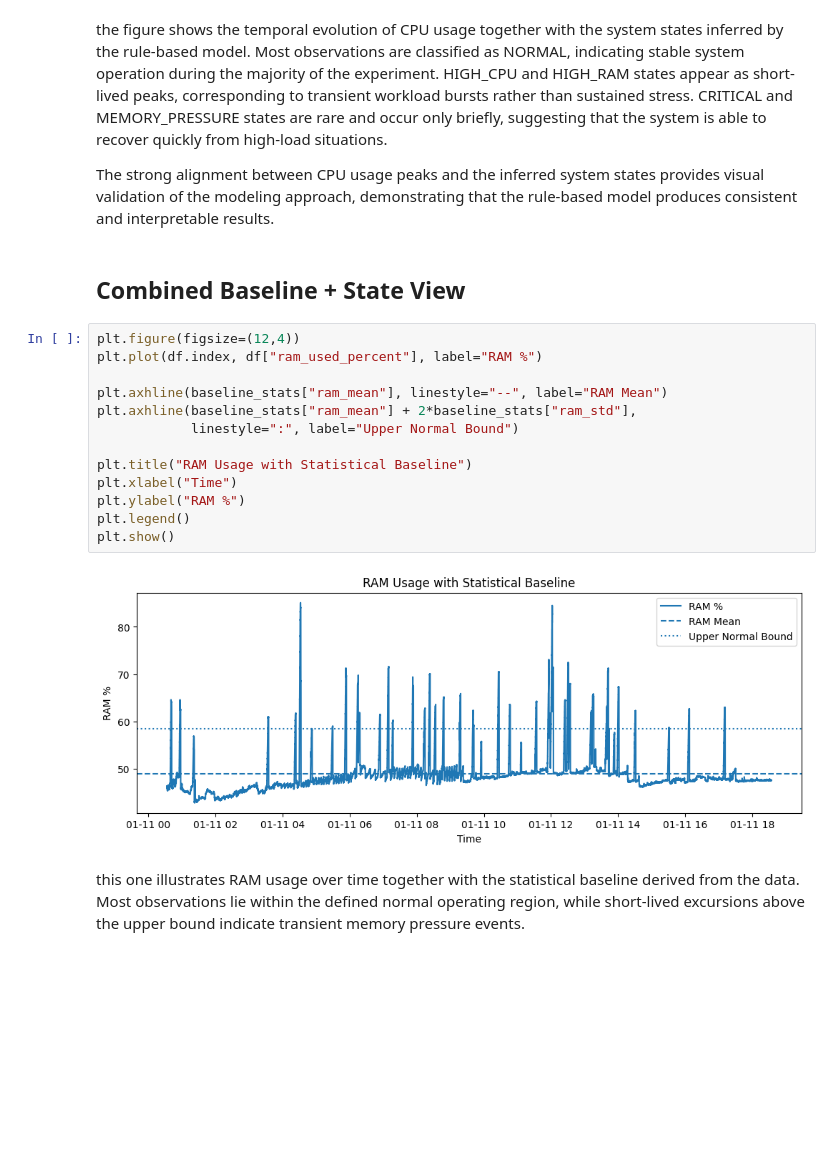
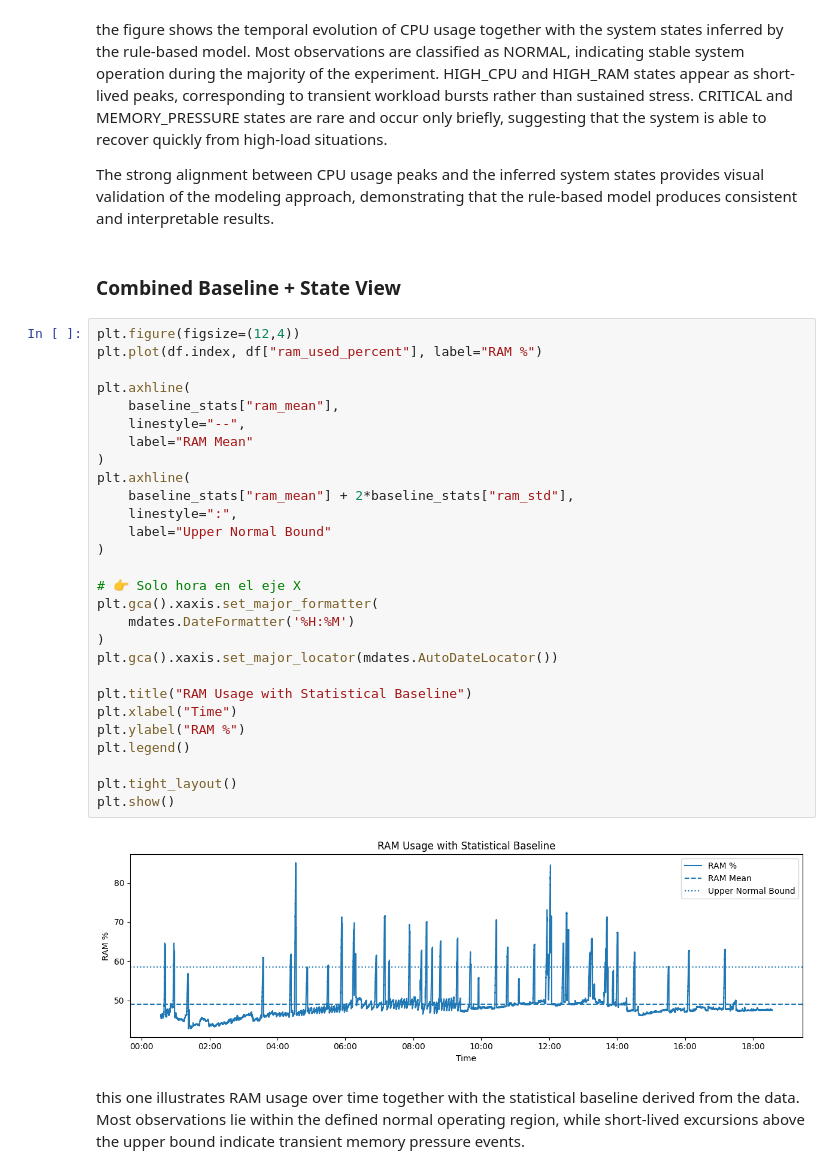
Before and after one commit to HaroldVaHe/DigitalTwin, a Jupyter notebook: Code/code.ipynb, the cells around one changed output. Saved outputs shown, nothing was run; the diff lists cells and outputs as text; blank space fills up the shorter version.

```diff
--- a/code.ipynb
+++ b/Code/code.ipynb
@@ -485,22 +492,37 @@ CRITICAL and MEMORY_PRESSURE states are rare and occur only briefly, suggesting
 
 The strong alignment between CPU usage peaks and the inferred system states provides visual validation of the modeling approach, demonstrating that the rule-based model produces consistent and interpretable results.
 # %% [markdown]
-## Combined Baseline + State View
+### Combined Baseline + State View
 # %%
 plt.figure(figsize=(12,4))
 plt.plot(df.index, df["ram_used_percent"], label="RAM %")
 
-plt.axhline(baseline_stats["ram_mean"], linestyle="--", label="RAM Mean")
-plt.axhline(baseline_stats["ram_mean"] + 2*baseline_stats["ram_std"],
-            linestyle=":", label="Upper Normal Bound")
+plt.axhline(
+    baseline_stats["ram_mean"],
+    linestyle="--",
+    label="RAM Mean"
+)
+plt.axhline(
+    baseline_stats["ram_mean"] + 2*baseline_stats["ram_std"],
+    linestyle=":",
+    label="Upper Normal Bound"
+)
+
+# 👉 Solo hora en el eje X
+plt.gca().xaxis.set_major_formatter(
+    mdates.DateFormatter('%H:%M')
+)
+plt.gca().xaxis.set_major_locator(mdates.AutoDateLocator())
 
 plt.title("RAM Usage with Statistical Baseline")
 plt.xlabel("Time")
 plt.ylabel("RAM %")
 plt.legend()
+
+plt.tight_layout()
 plt.show()
 # %% [output]
-[figure, old version]
+[figure, new version]
 # %% [markdown]
 this one illustrates RAM usage over time together with the statistical baseline derived from the data.
 Most observations lie within the defined normal operating region, while short-lived excursions above the upper bound indicate transient memory pressure events.
```
Also changed, not shown: parts of 12 cells of this notebook, 12 other files.
